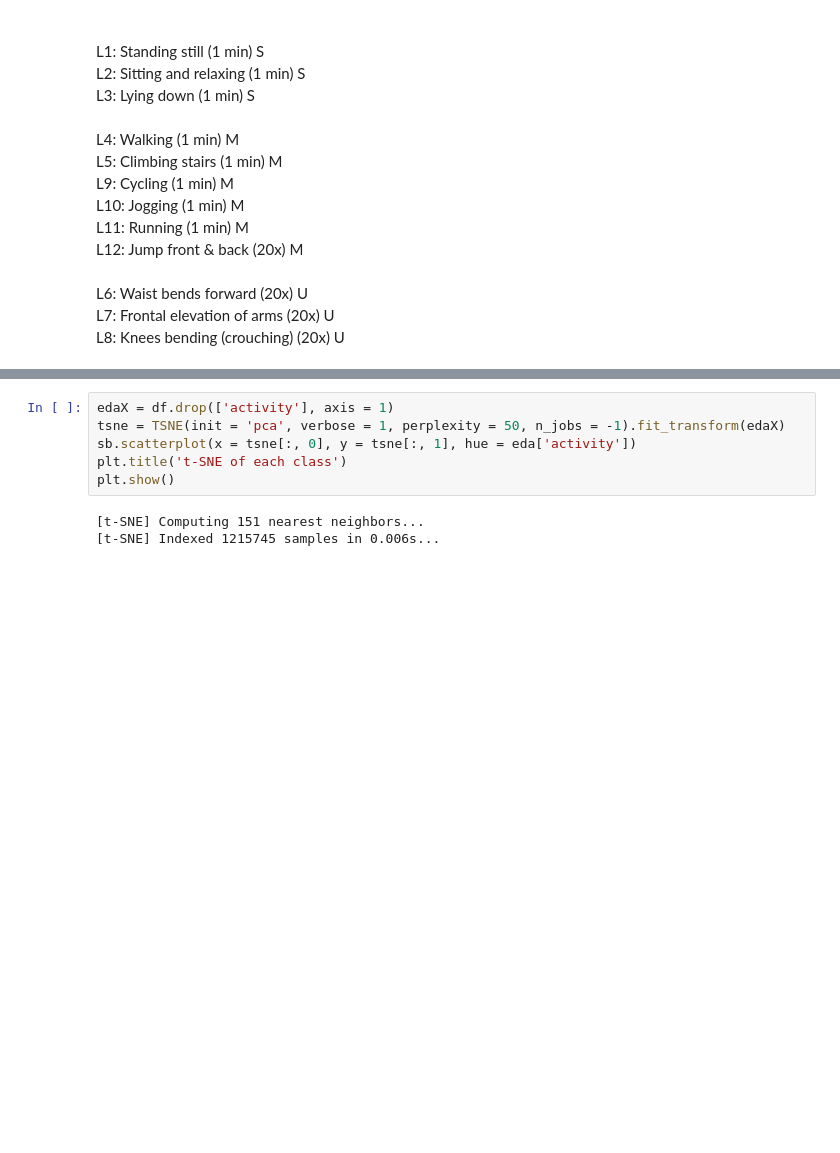
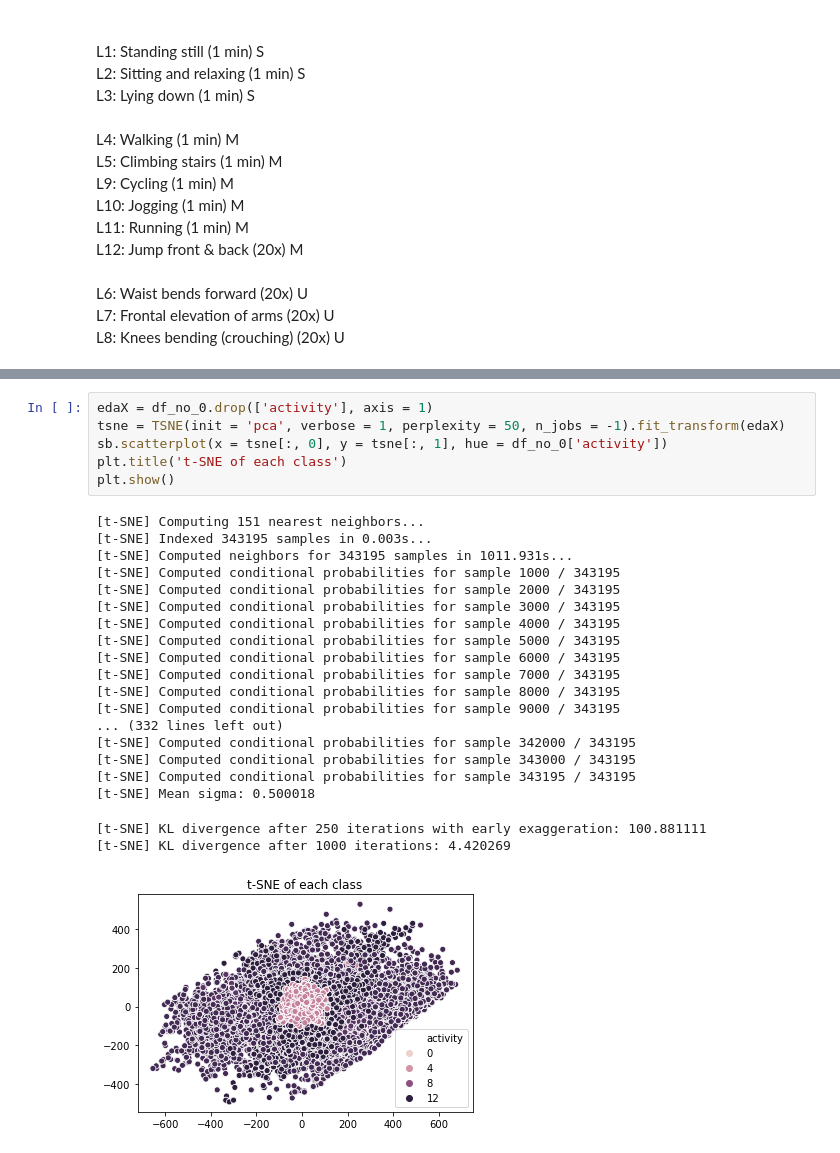
Before and after one commit to SharhadBashar/test, a Jupyter notebook: Health_Rythms.ipynb, the cells around one changed output, grey strips where cells are left out. Cells and saved outputs as stored; diff of their text form; blank space fills up the shorter version.

```diff
--- a/Health_Rythms.ipynb
+++ b/Health_Rythms.ipynb
@@ -114,11 +115,29 @@ pca(df_6_7_8, 'Unsure')
 [figure]
 [figure]
 # %%
-edaX = df.drop(['activity'], axis = 1)
+edaX = df_no_0.drop(['activity'], axis = 1)
 tsne = TSNE(init = 'pca', verbose = 1, perplexity = 50, n_jobs = -1).fit_transform(edaX)
-sb.scatterplot(x = tsne[:, 0], y = tsne[:, 1], hue = eda['activity'])
+sb.scatterplot(x = tsne[:, 0], y = tsne[:, 1], hue = df_no_0['activity'])
 plt.title('t-SNE of each class')
 plt.show()
 # %% [output]
 [t-SNE] Computing 151 nearest neighbors...
-[t-SNE] Indexed 1215745 samples in 0.006s...
+[t-SNE] Indexed 343195 samples in 0.003s...
+[t-SNE] Computed neighbors for 343195 samples in 1011.931s...
+[t-SNE] Computed conditional probabilities for sample 1000 / 343195
+[t-SNE] Computed conditional probabilities for sample 2000 / 343195
+[t-SNE] Computed conditional probabilities for sample 3000 / 343195
+[t-SNE] Computed conditional probabilities for sample 4000 / 343195
+[t-SNE] Computed conditional probabilities for sample 5000 / 343195
+[t-SNE] Computed conditional probabilities for sample 6000 / 343195
+[t-SNE] Computed conditional probabilities for sample 7000 / 343195
+[t-SNE] Computed conditional probabilities for sample 8000 / 343195
+[t-SNE] Computed conditional probabilities for sample 9000 / 343195
+... (332 lines left out)
+[t-SNE] Computed conditional probabilities for sample 342000 / 343195
+[t-SNE] Computed conditional probabilities for sample 343000 / 343195
+[t-SNE] Computed conditional probabilities for sample 343195 / 343195
+[t-SNE] Mean sigma: 0.500018
+[t-SNE] KL divergence after 250 iterations with early exaggeration: 100.881111
+[t-SNE] KL divergence after 1000 iterations: 4.420269
+[figure, added]
```
Also changed, not shown: parts of 2 cells of this notebook.
